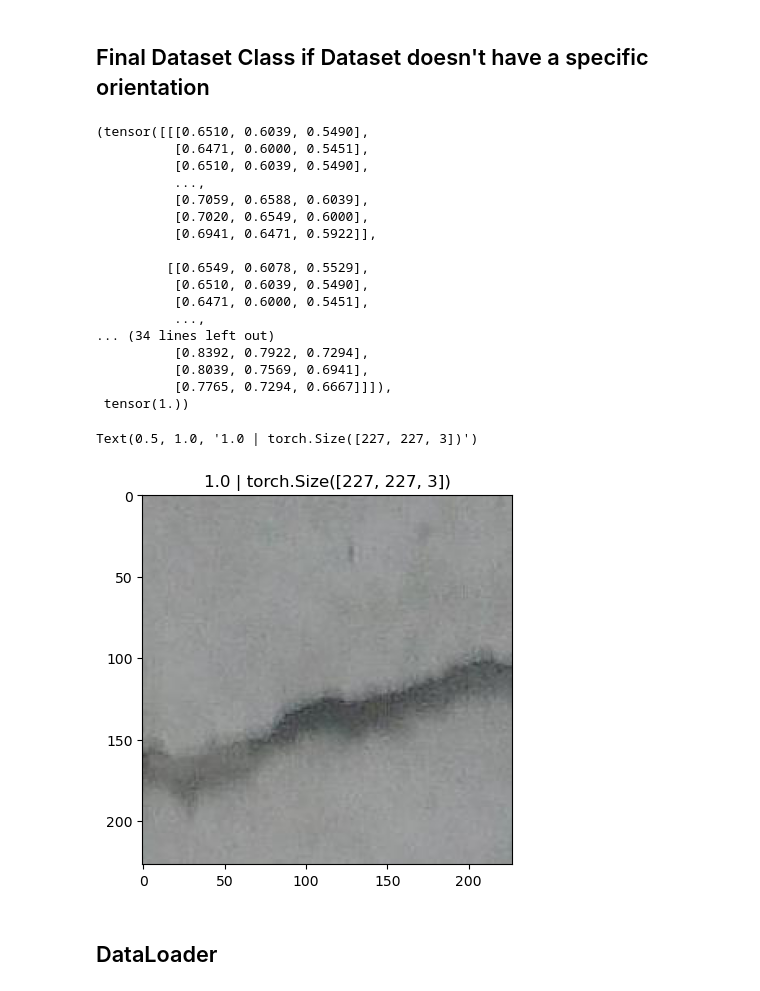
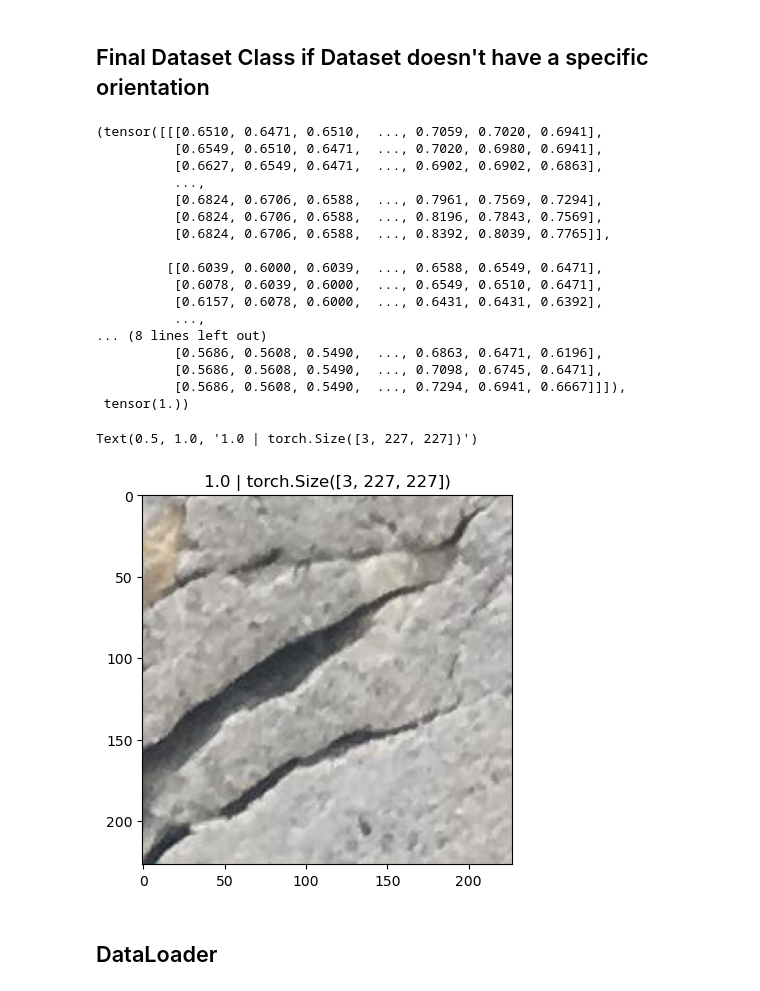
Before and after one commit to Tinonturja/Detecting-Crack-Image-Classification-Project-, a Jupyter notebook: Crack_Image_Detection.ipynb, the cells around one changed output. Cells and saved outputs as stored; diff of their text form; code cells hidden in the pictures.

```diff
--- a/Crack_Image_Detection.ipynb
+++ b/Crack_Image_Detection.ipynb
@@ -272,7 +272,7 @@ from torch.utils.data import Dataset
 class CustomDataset2(Dataset):
     """ Takes the download directory and converts it into train and validation separate datasets
     """
-    def __init__(self,img_dir:dir,
+    def __init__(self,img_dir,
                  transform  = None,
                  train = None, # if train is true it delivers the train dataset otherwise validation dataset,
                 ):
@@ -297,12 +297,12 @@ class CustomDataset2(Dataset):
 
         img = self.load_img(idx)
         class_name = self.image_list[idx].parent.name
-        class_to_idx = self.class_to_idx[class_name]
+        label = self.class_to_idx[class_name]
 
         if self.transform:
             img = self.transform(img)
 
-        return img, class_to_idx
+        return img, label
 # %%
 image_path
 # %% [output]
@@ -393,6 +393,7 @@ class CustomDatasetWithOutSpecificOrientation(Dataset):
     def __getitem__(self,idx):
 
         img = torch.tensor(np.asarray(self.load_img(idx)),dtype = torch.float32)/255
+        img = img.permute(2,0,1)
         class_label = self.Y[idx]
         if self.transform:
             img = self.load_img[idx]
@@ -409,32 +411,32 @@ val_data = CustomDatasetWithOutSpecificOrientation(img_dir=image_path,
 # %%
 train_data[5]
 # %% [output]
-(tensor([[[0.6510, 0.6039, 0.5490],
-          [0.6471, 0.6000, 0.5451],
-          [0.6510, 0.6039, 0.5490],
+(tensor([[[0.6510, 0.6471, 0.6510,  ..., 0.7059, 0.7020, 0.6941],
+          [0.6549, 0.6510, 0.6471,  ..., 0.7020, 0.6980, 0.6941],
+          [0.6627, 0.6549, 0.6471,  ..., 0.6902, 0.6902, 0.6863],
           ...,
-          [0.7059, 0.6588, 0.6039],
-          [0.7020, 0.6549, 0.6000],
-          [0.6941, 0.6471, 0.5922]],
+          [0.6824, 0.6706, 0.6588,  ..., 0.7961, 0.7569, 0.7294],
+          [0.6824, 0.6706, 0.6588,  ..., 0.8196, 0.7843, 0.7569],
+          [0.6824, 0.6706, 0.6588,  ..., 0.8392, 0.8039, 0.7765]],
 
-         [[0.6549, 0.6078, 0.5529],
-          [0.6510, 0.6039, 0.5490],
-          [0.6471, 0.6000, 0.5451],
+         [[0.6039, 0.6000, 0.6039,  ..., 0.6588, 0.6549, 0.6471],
+          [0.6078, 0.6039, 0.6000,  ..., 0.6549, 0.6510, 0.6471],
+          [0.6157, 0.6078, 0.6000,  ..., 0.6431, 0.6431, 0.6392],
           ...,
-... (34 lines left out)
-          [0.8392, 0.7922, 0.7294],
-          [0.8039, 0.7569, 0.6941],
-          [0.7765, 0.7294, 0.6667]]]),
+... (8 lines left out)
+          [0.5686, 0.5608, 0.5490,  ..., 0.6863, 0.6471, 0.6196],
+          [0.5686, 0.5608, 0.5490,  ..., 0.7098, 0.6745, 0.6471],
+          [0.5686, 0.5608, 0.5490,  ..., 0.7294, 0.6941, 0.6667]]]),
  tensor(1.))
 # %%
 idx = random.randint(0,len(train_data))
 img,label = train_data[idx]
-plt.imshow(img)
+plt.imshow(img.permute(1,2,0))
 title = f"{label} | {img.shape}"
 plt.title(title)
 # %% [output]
-Text(0.5, 1.0, '1.0 | torch.Size([227, 227, 3])')
+Text(0.5, 1.0, '1.0 | torch.Size([3, 227, 227])')
-[figure, old version]
+[figure, new version]
 # %% [markdown]
 ## DataLoader
 # %%
```
Also changed, not shown: parts of 18 cells of this notebook.
